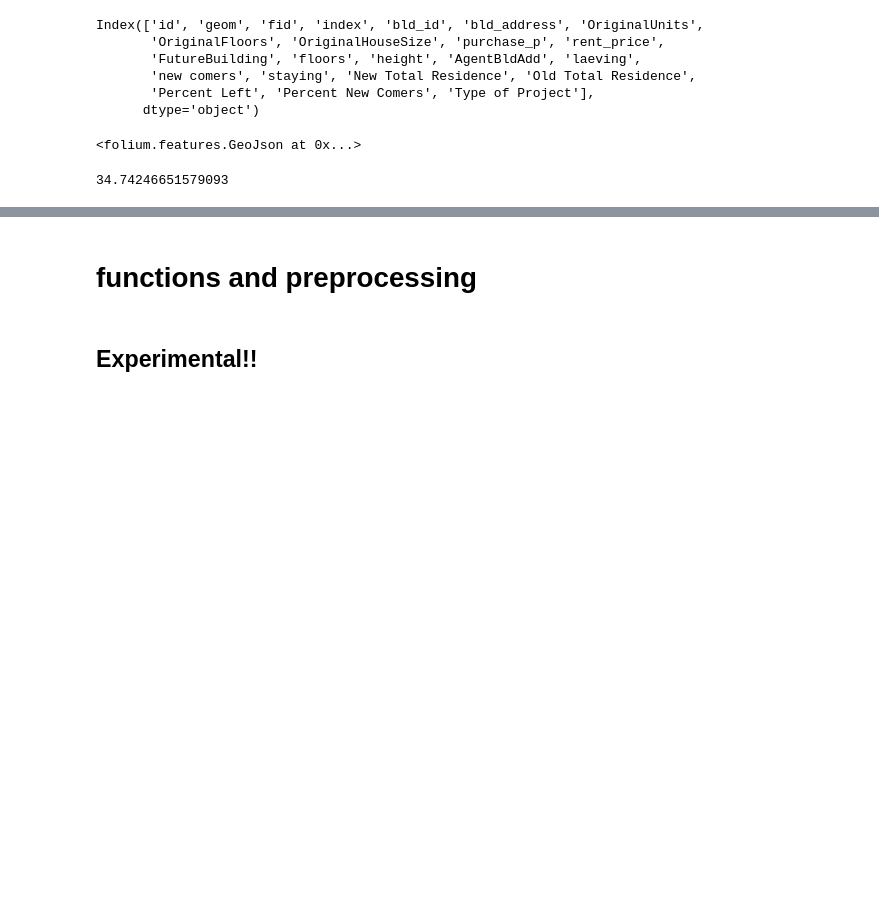
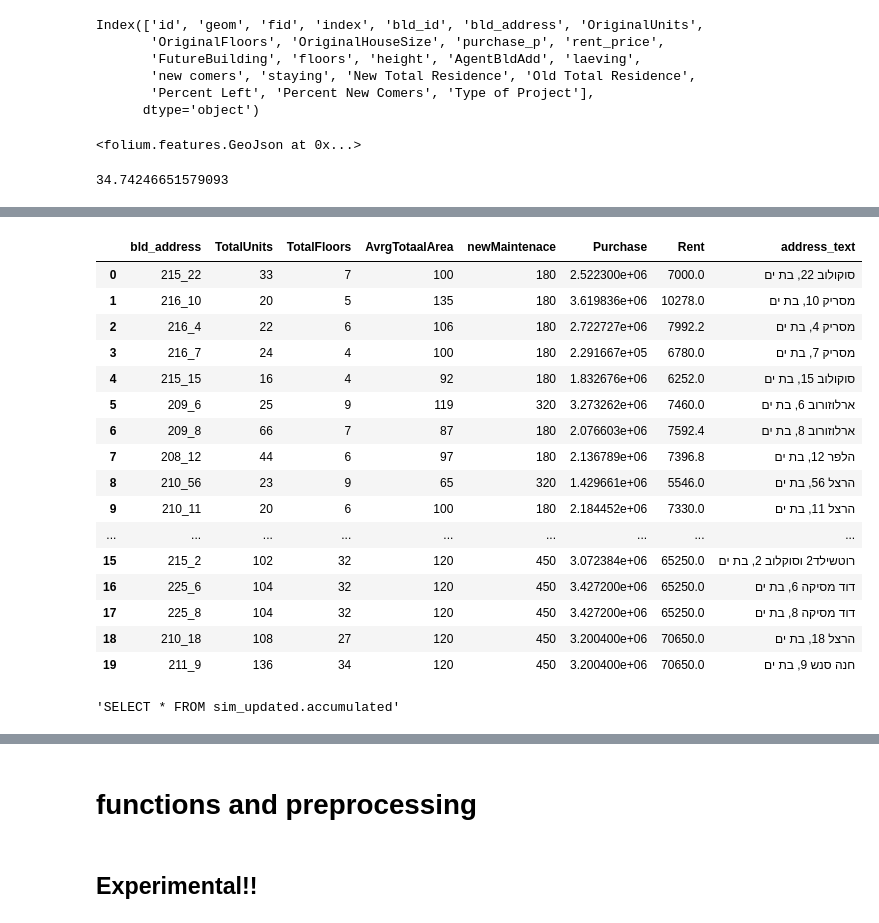
Before and after one commit to Shai2u/BatYamNY, a Jupyter notebook: Jupyter/Simulation_plotly_March_17.ipynb, the cells around one changed output, grey strips where cells are left out. Drawn from its saved outputs; the diff is of its cells as text; code cells hidden in the pictures; blank space fills up the shorter version.

```diff
--- a/Jupyter/Simulation_plotly_March_17.ipynb
+++ b/Jupyter/Simulation_plotly_March_17.ipynb
@@ -747,0 +783,22 @@ lon
+# %%
+fb = future_bldgs[['bld_address','TotalUnits','TotalFloors','AvrgTotaalArea','newMaintenace','Purchase','Rent','address_text']]
+# %%
+fb
+# %% [output]
+|  | bld_address | TotalUnits | TotalFloors | AvrgTotaalArea | newMaintenace | Purchase | Rent | address_text |
+| 0 | 215_22 | 33 | 7 | 100 | 180 | 2.522300e+06 | 7000.0 | סוקולוב 22, בת ים |
+| 1 | 216_10 | 20 | 5 | 135 | 180 | 3.619836e+06 | 10278.0 | מסריק 10, בת ים |
+| 2 | 216_4 | 22 | 6 | 106 | 180 | 2.722727e+06 | 7992.2 | מסריק 4, בת ים |
+| 3 | 216_7 | 24 | 4 | 100 | 180 | 2.291667e+05 | 6780.0 | מסריק 7, בת ים |
+| 4 | 215_15 | 16 | 4 | 92 | 180 | 1.832676e+06 | 6252.0 | סוקולוב 15, בת ים |
+| 5 | 209_6 | 25 | 9 | 119 | 320 | 3.273262e+06 | 7460.0 | ארלוזורוב 6, בת ים |
+| 6 | 209_8 | 66 | 7 | 87 | 180 | 2.076603e+06 | 7592.4 | ארלוזורוב 8, בת ים |
+| 7 | 208_12 | 44 | 6 | 97 | 180 | 2.136789e+06 | 7396.8 | הלפר 12, בת ים |
+| 8 | 210_56 | 23 | 9 | 65 | 320 | 1.429661e+06 | 5546.0 | הרצל 56, בת ים |
+| 9 | 210_11 | 20 | 6 | 100 | 180 | 2.184452e+06 | 7330.0 | הרצל 11, בת ים |
+| ... | ... | ... | ... | ... | ... | ... | ... | ... |
+| 15 | 215_2 | 102 | 32 | 120 | 450 | 3.072384e+06 | 65250.0 | רוטשילד2 וסוקלוב 2, בת ים |
+| 16 | 225_6 | 104 | 32 | 120 | 450 | 3.427200e+06 | 65250.0 | דוד מסיקה 6, בת ים |
+| 17 | 225_8 | 104 | 32 | 120 | 450 | 3.427200e+06 | 65250.0 | דוד מסיקה 8, בת ים |
+| 18 | 210_18 | 108 | 27 | 120 | 450 | 3.200400e+06 | 70650.0 | הרצל 18, בת ים |
+| 19 | 211_9 | 136 | 34 | 120 | 450 | 3.200400e+06 | 70650.0 | חנה סנש 9, בת ים |
@@ -747,0 +808,4 @@ lon
+# %%
+sql_com
+# %% [output]
+'SELECT * FROM sim_updated.accumulated'
```
Also changed, not shown: parts of 17 cells of this notebook, 4 other files.
